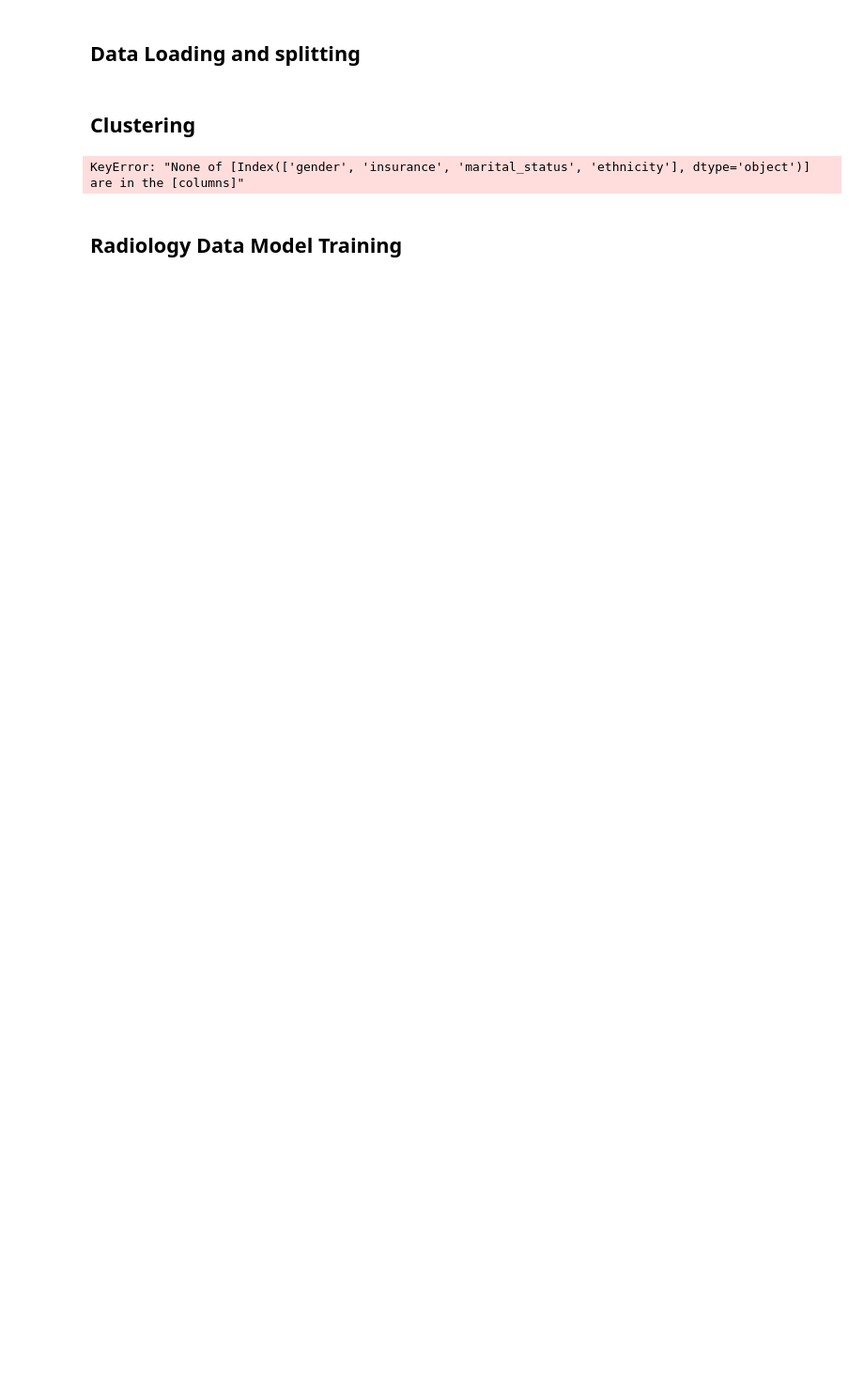
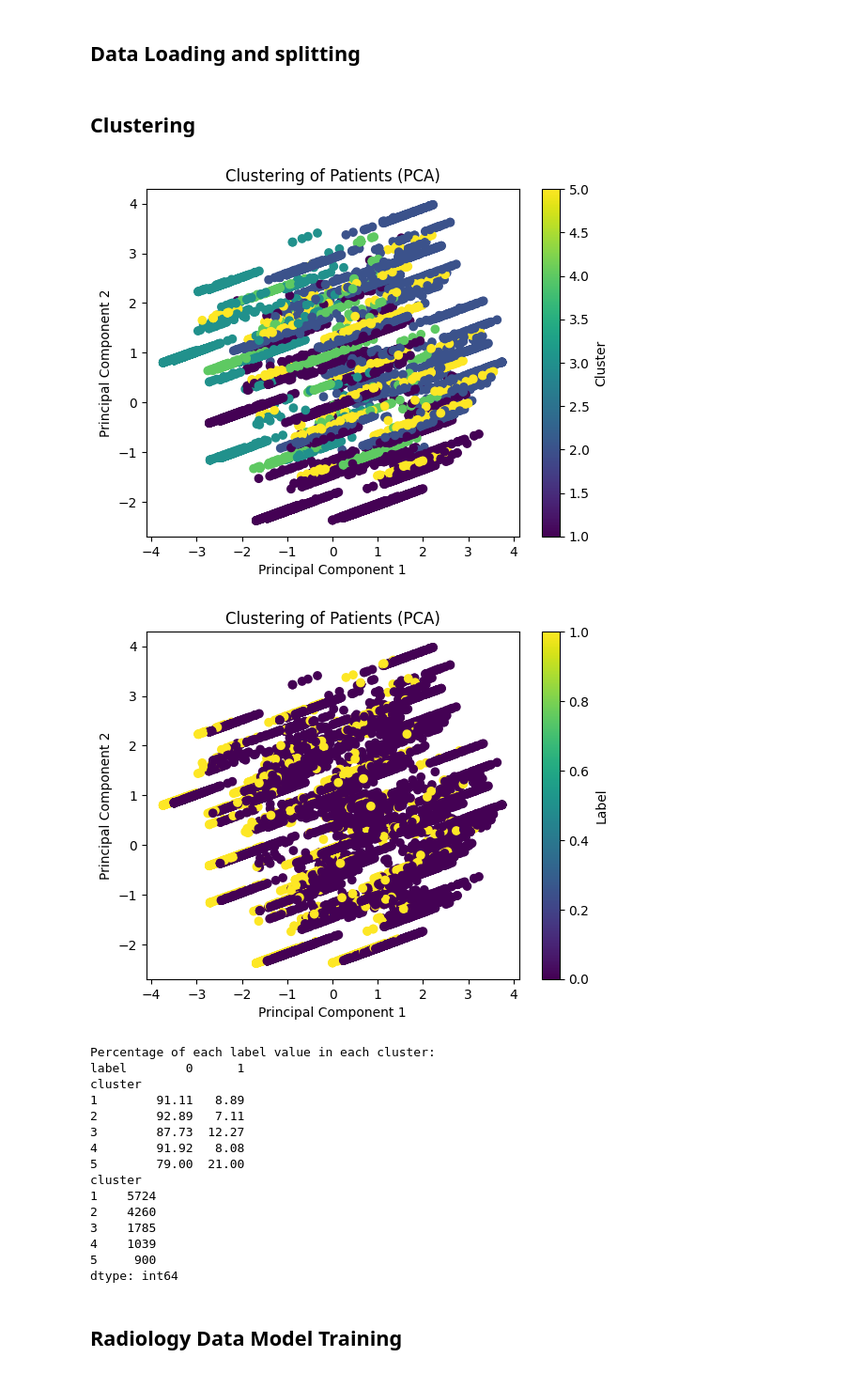
Before and after one commit to StevenEgnaczyk/HealthCarePredictor, a Jupyter notebook: models/radiology.ipynb, the cells around one changed output. Shown at 94% size. Cells and saved outputs as stored; diff of their text form; code cells hidden in the pictures; blank space fills up the shorter version.

```diff
--- a/models/radiology.ipynb
+++ b/models/radiology.ipynb
@@ -55,6 +55,9 @@ X_val, X_test, Y_val, Y_test = train_test_split(X_temp, Y_temp, test_size=0.5, r
 # %% [markdown]
 ## Clustering
 # %%
+clustering_data = demographics_data.merge(labels, left_index=True,right_on='patient_id')
+
+df_clustering = clustering_data.drop(['admittime'], axis=1)
 
 # Preprocess categorical variables
 df_clustering = pd.get_dummies(df_clustering, columns=['gender', 'insurance', 'marital_status', 'ethnicity'])
@@ -94,34 +97,50 @@ clusters = clustering_data['cluster'].to_list()
 # Visualize the clusters using the reduced-dimensional data
 plt.scatter(df_pca[:, 0], df_pca[:, 1], c=clustering_data['cluster'], cmap='viridis')
 plt.xlabel('Principal Component 1')
 plt.ylabel('Principal Component 2')
 plt.title('Clustering of Patients (PCA)')
 plt.colorbar(label='Cluster')
 plt.show()
 
 # Visualize the clusters using the reduced-dimensional data
 plt.scatter(df_pca[:, 0], df_pca[:, 1], c=clustering_data['label'], cmap='viridis')
 plt.xlabel('Principal Component 1')
 plt.ylabel('Principal Component 2')
 plt.title('Clustering of Patients (PCA)')
 plt.colorbar(label='Label')
 plt.show()
 
 # Group the DataFrame by 'cluster' and 'label', and count the occurrences
 cluster_label_counts = clustering_data.groupby(['cluster', 'label']).size().unstack(fill_value=0)
 
 # Calculate the total count of each label in each cluster
 cluster_total_counts = cluster_label_counts.sum(axis=1)
 
 # Calculate the percentage of each label value in each cluster
 cluster_label_percentages = cluster_label_counts.div(cluster_total_counts, axis=0) * 100
 
 print("Percentage of each label value in each cluster:")
 print(np.round(cluster_label_percentages,2))
 
 print(cluster_total_counts)
 # %% [output]
+[figure, added]
+[figure, added]
-KeyError: "None of [Index(['gender', 'insurance', 'marital_status', 'ethnicity'], dtype='object')] are in the [columns]"
+Percentage of each label value in each cluster:
+label        0      1
+cluster
+1        91.11   8.89
+2        92.89   7.11
+3        87.73  12.27
+4        91.92   8.08
+5        79.00  21.00
+cluster
+1    5724
+2    4260
+3    1785
+4    1039
+5     900
+dtype: int64
 # %% [markdown]
 ## Radiology Data Model Training
 # %%
```
Also changed, not shown: parts of 4 cells of this notebook, 1 other file.
